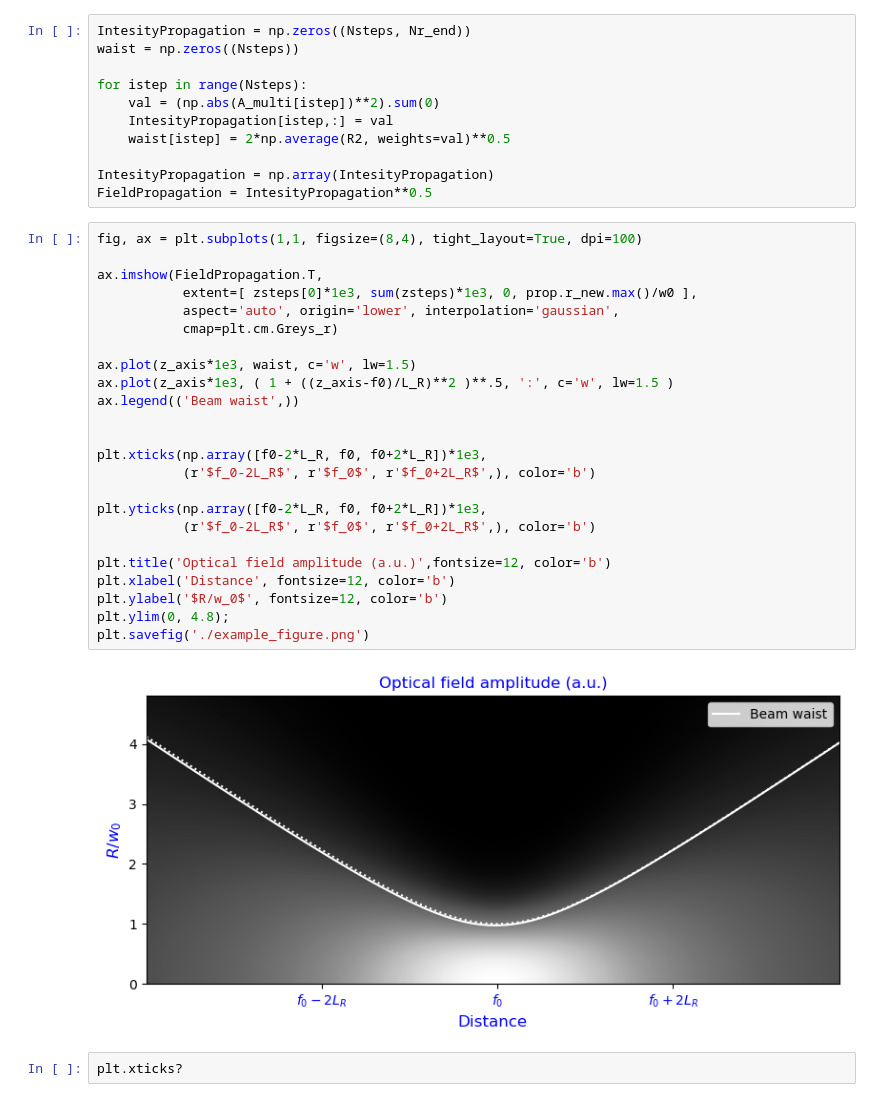
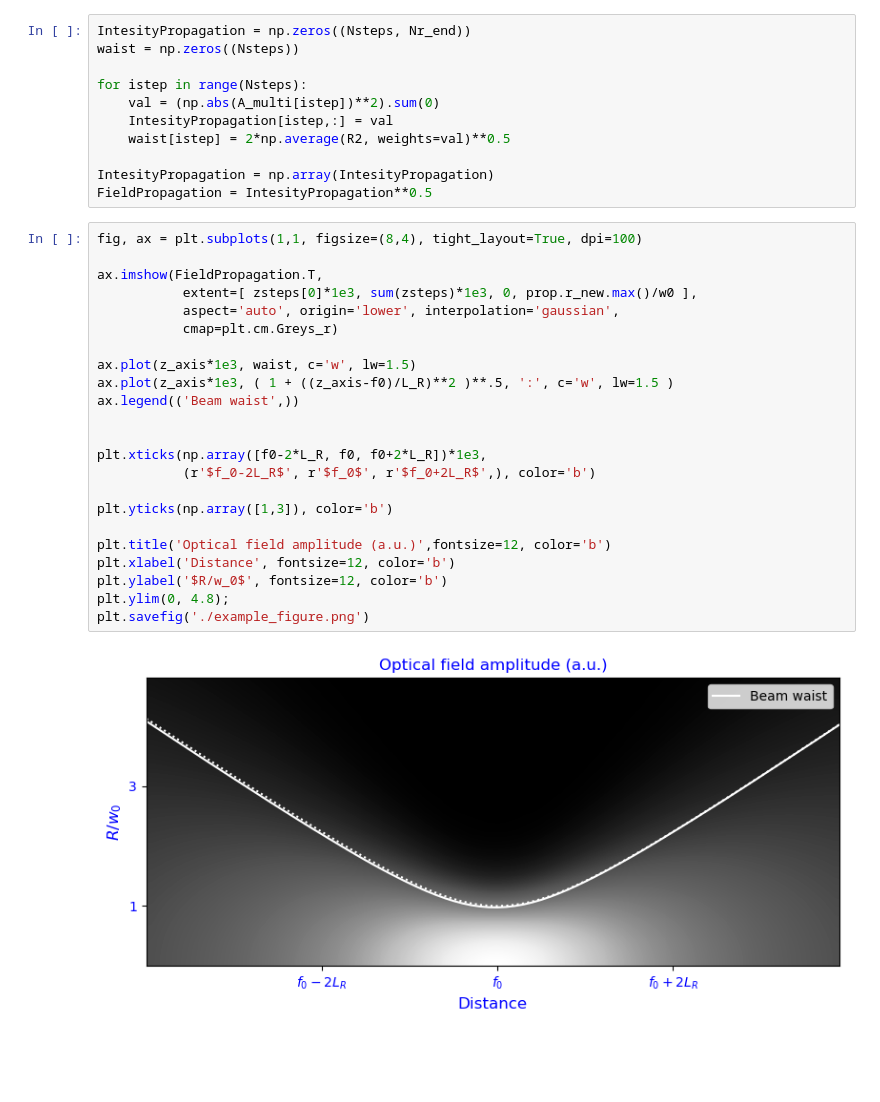
Before and after one commit to hightower8083/axiprop, a Jupyter notebook: examples/example.ipynb, the cells around one changed output. Drawn from its saved outputs; the diff is of its cells as text; blank space fills up the shorter version.

```diff
--- a/examples/example.ipynb
+++ b/examples/example.ipynb
@@ -135,28 +135,25 @@ FieldPropagation = IntesityPropagation**0.5
 # %%
 fig, ax = plt.subplots(1,1, figsize=(8,4), tight_layout=True, dpi=100)
 
 ax.imshow(FieldPropagation.T,
            extent=[ zsteps[0]*1e3, sum(zsteps)*1e3, 0, prop.r_new.max()/w0 ],
            aspect='auto', origin='lower', interpolation='gaussian',
            cmap=plt.cm.Greys_r)
 
 ax.plot(z_axis*1e3, waist, c='w', lw=1.5)
 ax.plot(z_axis*1e3, ( 1 + ((z_axis-f0)/L_R)**2 )**.5, ':', c='w', lw=1.5 )
 ax.legend(('Beam waist',))
 
 
 plt.xticks(np.array([f0-2*L_R, f0, f0+2*L_R])*1e3,
            (r'$f_0-2L_R$', r'$f_0$', r'$f_0+2L_R$',), color='b')
 
-plt.yticks(np.array([f0-2*L_R, f0, f0+2*L_R])*1e3,
-           (r'$f_0-2L_R$', r'$f_0$', r'$f_0+2L_R$',), color='b')
+plt.yticks(np.array([1,3]), color='b')
 
 plt.title('Optical field amplitude (a.u.)',fontsize=12, color='b')
 plt.xlabel('Distance', fontsize=12, color='b')
 plt.ylabel('$R/w_0$', fontsize=12, color='b')
 plt.ylim(0, 4.8);
 plt.savefig('./example_figure.png')
 # %% [output]
-[figure, old version]
+[figure, new version]
-# %%
-plt.xticks?
```
Also changed, not shown: 1 other file.
